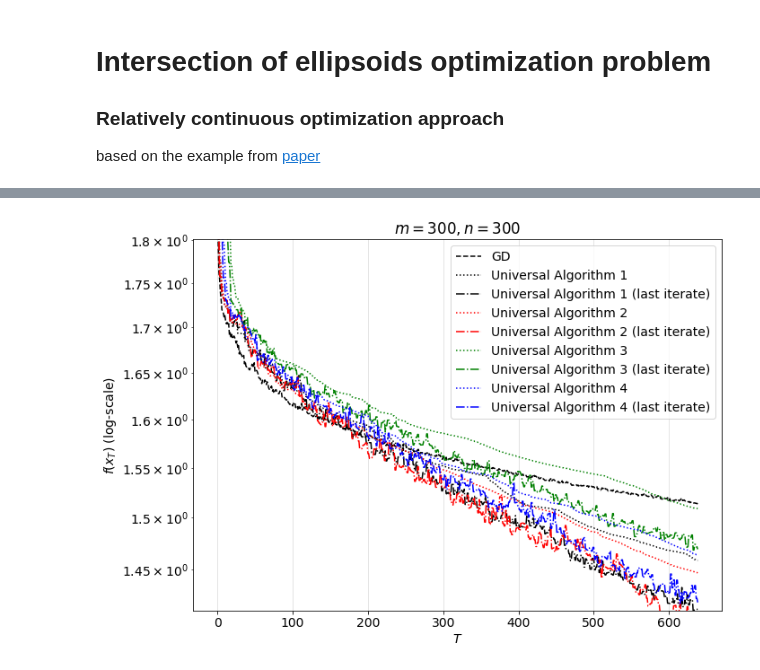
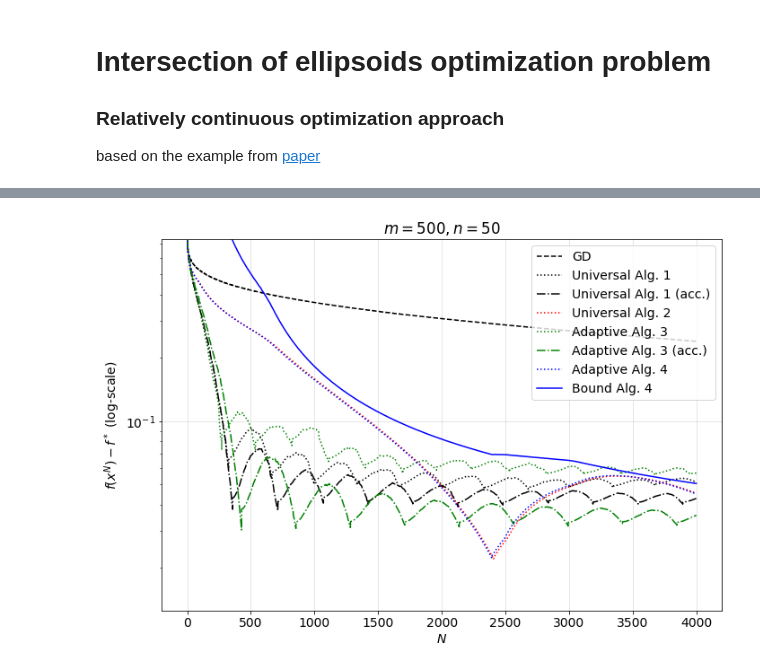
Before and after one commit to dmivilensky/Adaptive-relatively-smooth-optimization, a Jupyter notebook: mirror-descent-rel-continuous/iep.ipynb, the cells around one changed output, grey strips where cells are left out. Cells and saved outputs as stored; diff of their text form; code cells hidden in the pictures.

Commit message:
fixed adaptivemethods and matrices

```diff
--- a/mirror-descent-rel-continuous/iep.ipynb
+++ b/mirror-descent-rel-continuous/iep.ipynb
@@ -291,2 +299,0 @@ _, x_gd, state_gd = gd(x0, T=T, L=1)
-# %%
-_, x_alg2, state_alg2 = alg2(x0, T=T, delta=1e-1, L=1, zeta=1.5)
@@ -295,2 +302,2 @@ _, x_alg2_last, state_alg2_last = alg2(x0, T=T, delta=1e-1, L=1, zeta=1.5, last=
 # %%
-T, x_alg3, state_alg3 = alg3(x0, T=1000, L=1, zeta=1.5, R=R, eps=1e-1)
+_, x_alg3_adv, state_alg3_adv = alg3(x0, T=iters, L=L, zeta=zeta, R=R, eps=delta / 3)
@@ -299,2 +303,0 @@ _, x_alg3_last, state_alg3_last = alg3(x0, T=1000, L=1, zeta=1.5, R=R, eps=1e-1,
-# %%
-_, x_alg4, state_alg4 = alg4(x0, T=T, delta=1e-1, L=1, zeta=1.5)
@@ -303,7 +303,0 @@ _, x_alg4_last, state_alg4_last = alg4(x0, T=T, delta=1e-1, L=1, zeta=1.5, last=
-# %%
-# Re = np.sqrt(np.linalg.norm(x_gd - x0, 2) * (
-#     3*sigma * (np.linalg.norm(x_gd + x0, 2)**2 + 2*np.linalg.norm(x0, 2)**2) +\
-#     4*rho * (np.linalg.norm(x_gd, 2) + 2*np.linalg.norm(x0, 2)) + 6*gamma
-# ) / (6*T))
-# f_opt = np.min(state_gd['f-all']) - Re
-f_opt = -1.
@@ -310,39 +354,34 @@ f_opt = -1.
 # %%
-limit_T = min(
+limit_N = min(
     state_gd['f-all'].shape[0],
-    state_alg1['f-all'].shape[0],
-    state_alg1_last['f-all'].shape[0],
-    state_alg2['f-all'].shape[0],
-    state_alg2_last['f-all'].shape[0],
-    state_alg3['f-all'].shape[0],
-    state_alg3_last['f-all'].shape[0],
-    state_alg4['f-all'].shape[0],
-    state_alg4_last['f-all'].shape[0]
+    state_alg1['f'].shape[0],
+    state_alg2['f'].shape[0],
+    state_alg1['f'].shape[0],
+    state_alg2['f'].shape[0]
 )
 
 plt.figure(figsize=(10,7))
 plt.rcParams.update({'font.size': 14})
 
-plt.semilogy(state_gd['f-all'][:limit_T] - f_opt, 'k--', label='GD')
-plt.semilogy(state_alg1['f-all'][:limit_T] - f_opt, 'k:', label='Universal Algorithm 1')
-plt.semilogy(state_alg1_last['f-all'][:limit_T] - f_opt, 'k-.', label='Universal Algorithm 1 (last iterate)')
-plt.semilogy(state_alg2['f-all'][:limit_T] - f_opt, 'r:', label='Universal Algorithm 2')
-plt.semilogy(state_alg2_last['f-all'][:limit_T] - f_opt, 'r-.', label='Universal Algorithm 2 (last iterate)')
-plt.semilogy(state_alg3['f-all'][:limit_T] - f_opt, 'g:', label='Universal Algorithm 3')
-plt.semilogy(state_alg3_last['f-all'][:limit_T] - f_opt, 'g-.', label='Universal Algorithm 3 (last iterate)')
-plt.semilogy(state_alg4['f-all'][:limit_T] - f_opt, 'b:', label='Universal Algorithm 4')
-plt.semilogy(state_alg4_last['f-all'][:limit_T] - f_opt, 'b-.', label='Universal Algorithm 4 (last iterate)')
+plt.semilogy(state_gd['f-all'][:limit_N] - f_opt, 'k--', label='GD')
+plt.semilogy(state_alg1['f'][:limit_N] - f_opt, 'k:', label='Universal Alg. 1')
+plt.semilogy(state_alg1_adv['f'][:limit_N] - f_opt, 'k-.', label='Universal Alg. 1 (acc.)')
+plt.semilogy(state_alg2['f'][:limit_N] - f_opt, 'r:', label='Universal Alg. 2')
+plt.semilogy(state_alg3['f'][:limit_N] - f_opt, 'g:', label='Adaptive Alg. 3')
+plt.semilogy(state_alg3_adv['f'][:limit_N] - f_opt, 'g-.', label='Adaptive Alg. 3 (acc.)')
+plt.semilogy(state_alg4['f'][:limit_N] - f_opt, 'b:', label='Adaptive Alg. 4')
+plt.semilogy(discrepancy, 'b', label='Bound Alg. 4')
 
 plt.grid(alpha=0.4)
 plt.legend()
 
 plt.title(f'$m = {m}, n = {n}$')
-plt.ylabel('$f(x_T)$ (log-scale)')
-plt.ylim(top=state_gd['f-all'][1] - f_opt, bottom = np.min(state_alg1_last['f-all'][:limit_T]) - f_opt)
-plt.xlabel('$T$')
+plt.ylabel('$f(x^N) - f^*$ (log-scale)')
+plt.ylim(top=state_gd['f-all'][1] - f_opt)
+plt.xlabel('$N$')
 
 plt.tight_layout()
-# plt.savefig('T_m=300.pdf')
+# plt.savefig('N_m=500,n=50.pdf')
 plt.show()
 # %% [output]
-[figure, old version]
+[figure, new version]
```
Also changed, not shown: parts of 27 cells of this notebook, 8 other files.
